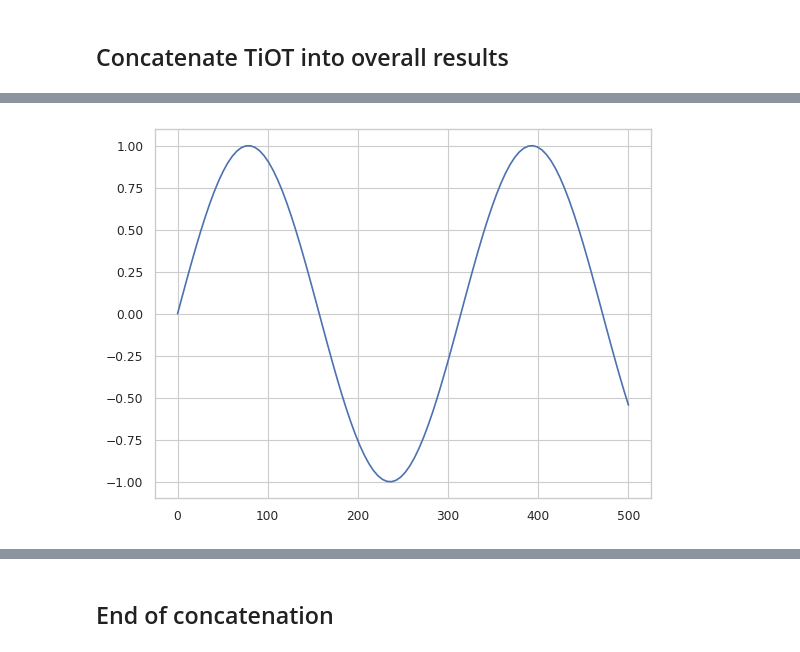
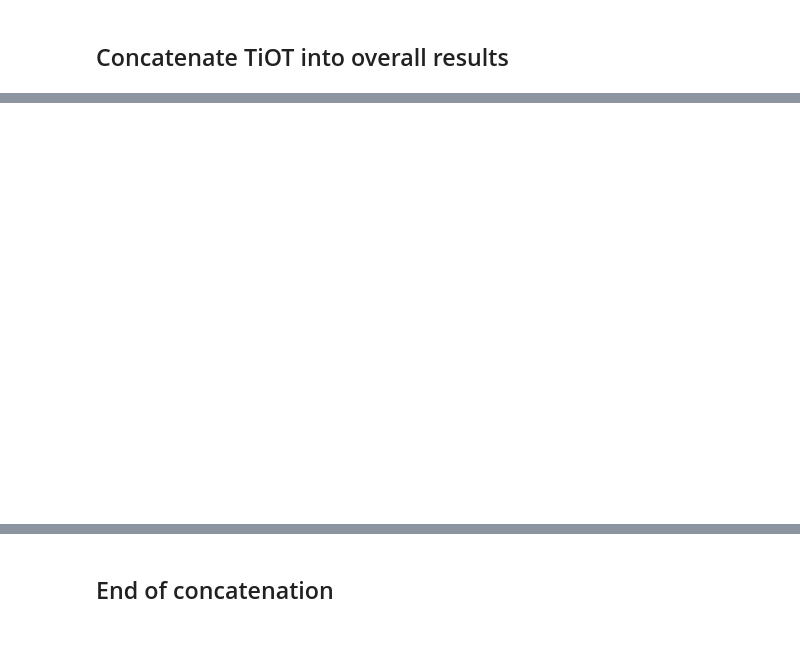
Before and after one commit to Thai-npd/TiOT-code, a Jupyter notebook: test.ipynb, the cells around one changed output, grey strips where cells are left out. Cells and saved outputs as stored; diff of their text form; code cells hidden in the pictures.

```diff
--- a/test.ipynb
+++ b/test.ipynb
@@ -254,23 +254,86 @@ allresult["eTiOT"] = TiOTresult["eTiOT"]
 allresult.to_csv(final_file, index=False)
 # %%
 import matplotlib.pyplot as plt
-import numpy as np
-import seaborn as sns
 
-sns.set(style="whitegrid", context="paper")
-x = np.linspace(0, 500, 100)
-y = np.sin(x / 50)
+# Define labels
+labels = [
+    r'eTiOT',
+    r'eTAOT($\omega = \omega_{grid} / 5$)',
+    r'eTAOT($\omega = \omega_{grid}$)',
+    r'eTAOT($\omega = \omega_{grid} \times 5$)'
+]
 
+# Define marker + color styles (matching your figure)
+markers = ['o', '^', 'D', 'v']
+colors = ['#1f77b4', '#ff7f0e', '#2ca02c', '#d62728']
+
+# Create dummy figure
 fig, ax = plt.subplots()
-grid(False)
-ax.plot(x, y)
 
-# Turn on minor ticks
-#ax.tick_params(which="major", bottom=True, top=True, left=True, right=True)
+handles = []
+for i, label in enumerate(labels):
+    h, = ax.plot([], [],
+                 marker=markers[i],
+                 color=colors[i],
+                 linewidth=1.5,
+                 markersize=8,
+                 label=label)
+    handles.append(h)
 
-# Optional: style tick params
-#ax.tick_params(which='major', length=7)
-#ax.tick_params(which='minor', length=4, color='r')  # shorter red minor ticks
+# Remove axes
+ax.axis("off")
+import matplotlib.pyplot as plt
 
+# Define labels
+labels = [
+    r'eTiOT',
+    r'eTAOT($\omega = \omega_{grid} / 5$)',
+    r'eTAOT($\omega = \omega_{grid}$)',
+    r'eTAOT($\omega = \omega_{grid} \times 5$)'
+]
+
+# Define marker + color styles
+markers = ['o', '^', 'D', 'v']
+colors = ['#1f77b4', '#ff7f0e', '#2ca02c', '#d62728']
+
+# Dummy plot (not shown)
+fig, ax = plt.subplots()
+handles = []
+for i, label in enumerate(labels):
+    h, = ax.plot([], [],
+                 marker=markers[i],
+                 color=colors[i],
+                 linewidth=1.5,
+                 markersize=8,
+                 label=label)
+    handles.append(h)
+
+# Create legend only
+fig_legend = plt.figure()
+fig_legend.legend(handles, labels,
+                  loc='center',
+                  ncol=4,
+                  fontsize=14,
+                  frameon=True)
+
+# Save legend as standalone PDF
+output_path = "/mnt/data/legend_horizontal.pdf"
+fig_legend.savefig(output_path, bbox_inches="tight")
+
+plt.close(fig)
+plt.close(fig_legend)
+
+output_path
+
+# Make horizontal legend
+legend = ax.legend(handles, labels,
+                   loc='center',
+                   ncol=4,        # <-- horizontal (4 columns)
+                   fontsize=14,
+                   frameon=True)
+
+# Save standalone legend
+fig.canvas.draw()
+legend.figure.savefig("legend_horizontal.pdf", bbox_inches="tight")
 plt.show()
 # %% [output]
@@ -277 +341 @@ plt.show()
-[figure, old version]
+[figure, new version]
```
Also changed, not shown: parts of 2 cells of this notebook.
